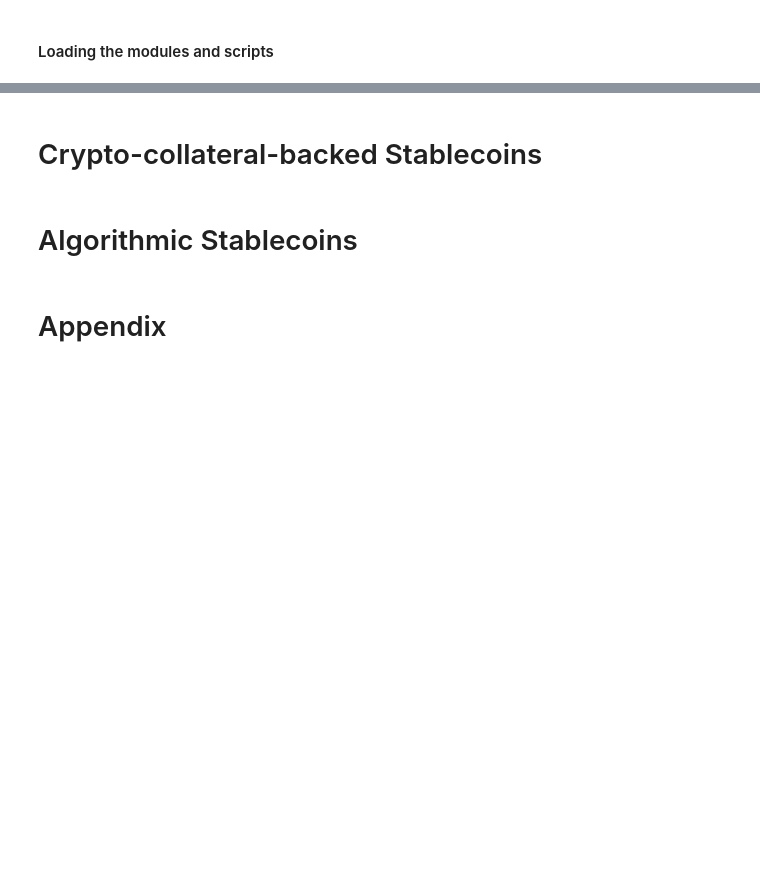
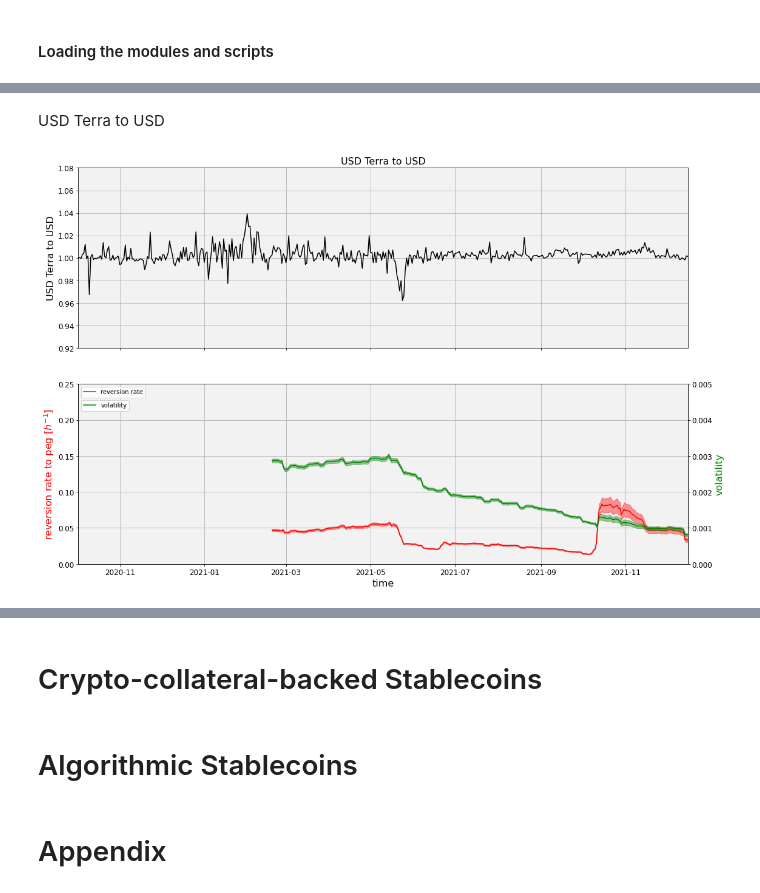
Before and after one commit to popcorndao/stablecoin-metrics, a Jupyter notebook: notebooks/Stablecoin_Risks.ipynb, the cells around one changed output, grey strips where cells are left out. Drawn from its saved outputs; the diff is of its cells as text; code cells hidden in the pictures; blank space fills up the shorter version.

```diff
--- a/notebooks/Stablecoin_Risks.ipynb
+++ b/notebooks/Stablecoin_Risks.ipynb
@@ -28,0 +81,7 @@ from acquisition import Acquisition as Akw
+# %% [markdown]
+USD Terra to USD
+# %%
+fig, axes, secax = createBasicAnalysisPlot(df=ustusd, title="USD Terra to USD", price_dev=0.08)
+plt.show()
+# %% [output]
+[figure, added]
```
Also changed, not shown: parts of 17 cells of this notebook.
